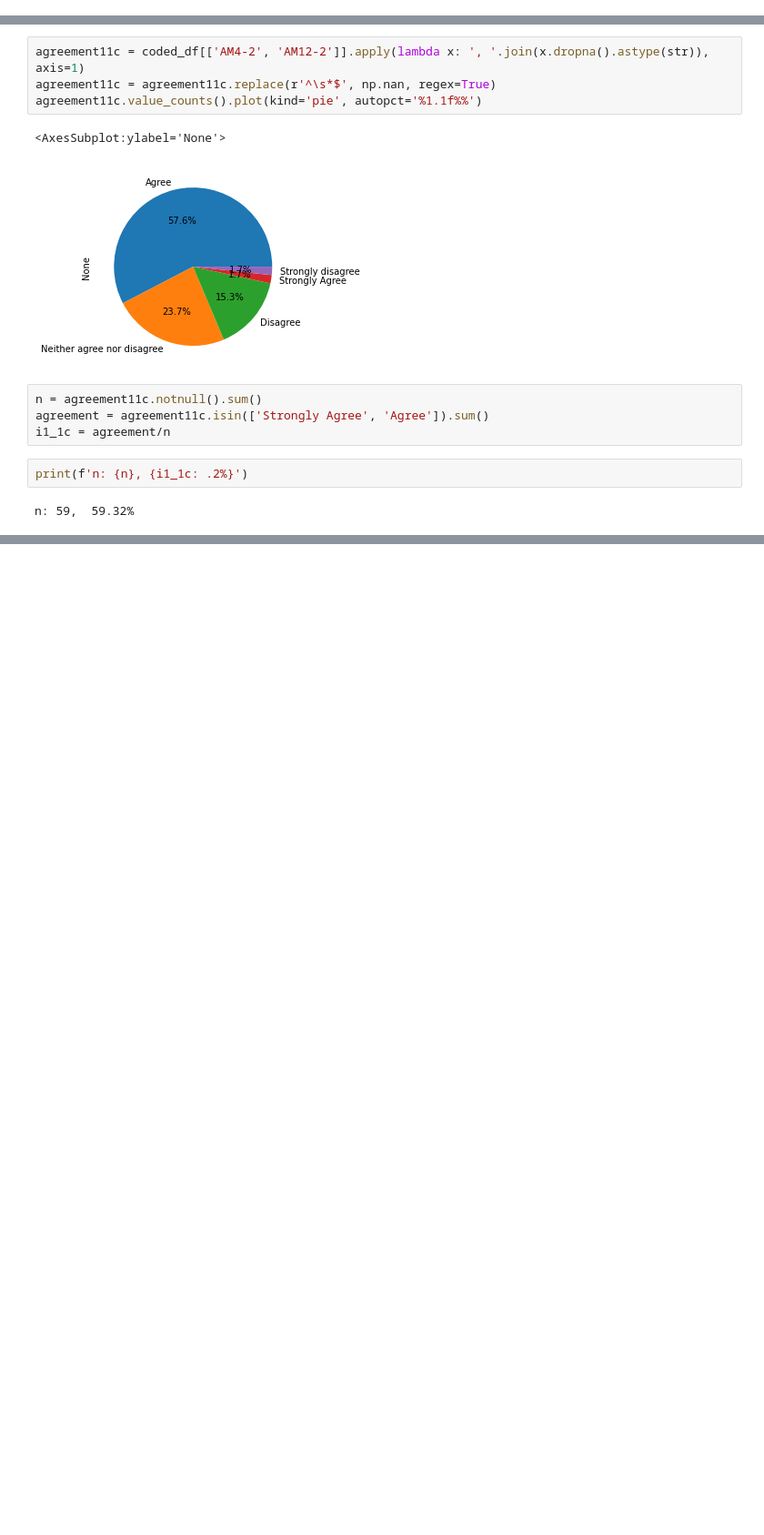
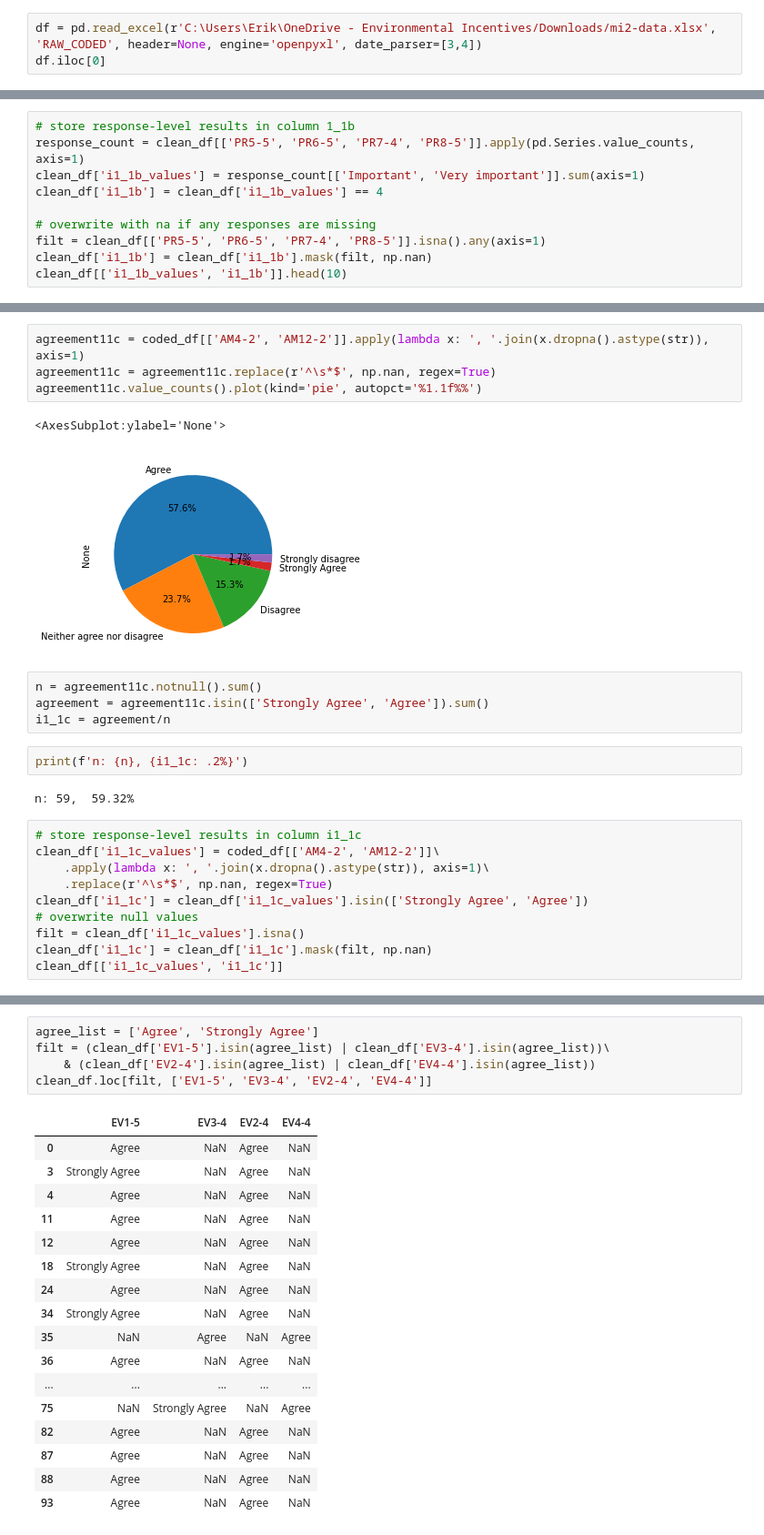
Before and after one commit to eanderson-ei/dev-env, a Jupyter notebook: notebooks/mi2-survey.ipynb, the cells around one changed output, grey strips where cells are left out. Shown at 91% size. Saved outputs shown, nothing was run; the diff lists cells and outputs as text; blank space fills up the shorter version.

```diff
--- a/notebooks/mi2-survey.ipynb
+++ b/notebooks/mi2-survey.ipynb
@@ -248,0 +289,3 @@ Performance monitoring reveals whether desired results are occurring and whether
+# %%
+df = pd.read_excel(r'C:\Users\Erik\OneDrive - Environmental Incentives/Downloads/mi2-data.xlsx', 'RAW_CODED', header=None, engine='openpyxl', date_parser=[3,4])
+df.iloc[0]
@@ -375,3 +447,13 @@ i1_1b = agreement / n
 print(f'n: {n}, {i1_1a: .2%}')
 # %% [output]
 n: 56,  82.26%
+# %%
+# store response-level results in column 1_1b
+response_count = clean_df[['PR5-5', 'PR6-5', 'PR7-4', 'PR8-5']].apply(pd.Series.value_counts, axis=1)
+clean_df['i1_1b_values'] = response_count[['Important', 'Very important']].sum(axis=1)
+clean_df['i1_1b'] = clean_df['i1_1b_values'] == 4
+
+# overwrite with na if any responses are missing
+filt = clean_df[['PR5-5', 'PR6-5', 'PR7-4', 'PR8-5']].isna().any(axis=1)
+clean_df['i1_1b'] = clean_df['i1_1b'].mask(filt, np.nan)
+clean_df[['i1_1b_values', 'i1_1b']].head(10)
@@ -425,3 +525,13 @@ i1_1c = agreement/n
 print(f'n: {n}, {i1_1c: .2%}')
 # %% [output]
 n: 59,  59.32%
+# %%
+# store response-level results in column i1_1c
+clean_df['i1_1c_values'] = coded_df[['AM4-2', 'AM12-2']]\
+    .apply(lambda x: ', '.join(x.dropna().astype(str)), axis=1)\
+    .replace(r'^\s*$', np.nan, regex=True)
+clean_df['i1_1c'] = clean_df['i1_1c_values'].isin(['Strongly Agree', 'Agree'])
+# overwrite null values
+filt = clean_df['i1_1c_values'].isna()
+clean_df['i1_1c'] = clean_df['i1_1c'].mask(filt, np.nan)
+clean_df[['i1_1c_values', 'i1_1c']]
@@ -427,0 +598,23 @@ n: 59,  59.32%
+# %%
+agree_list = ['Agree', 'Strongly Agree']
+filt = (clean_df['EV1-5'].isin(agree_list) | clean_df['EV3-4'].isin(agree_list))\
+    & (clean_df['EV2-4'].isin(agree_list) | clean_df['EV4-4'].isin(agree_list))
+clean_df.loc[filt, ['EV1-5', 'EV3-4', 'EV2-4', 'EV4-4']]
+# %% [output]
+|  | EV1-5 | EV3-4 | EV2-4 | EV4-4 |
+| 0 | Agree | NaN | Agree | NaN |
+| 3 | Strongly Agree | NaN | Agree | NaN |
+| 4 | Agree | NaN | Agree | NaN |
+| 11 | Agree | NaN | Agree | NaN |
+| 12 | Agree | NaN | Agree | NaN |
+| 18 | Strongly Agree | NaN | Agree | NaN |
+| 24 | Agree | NaN | Agree | NaN |
+| 34 | Strongly Agree | NaN | Agree | NaN |
+| 35 | NaN | Agree | NaN | Agree |
+| 36 | Agree | NaN | Agree | NaN |
+| ... | ... | ... | ... | ... |
+| 75 | NaN | Strongly Agree | NaN | Agree |
+| 82 | Agree | NaN | Agree | NaN |
+| 87 | Agree | NaN | Agree | NaN |
+| 88 | Agree | NaN | Agree | NaN |
+| 93 | Agree | NaN | Agree | NaN |
```
Also changed, not shown: parts of 46 cells of this notebook, 6 other files.
